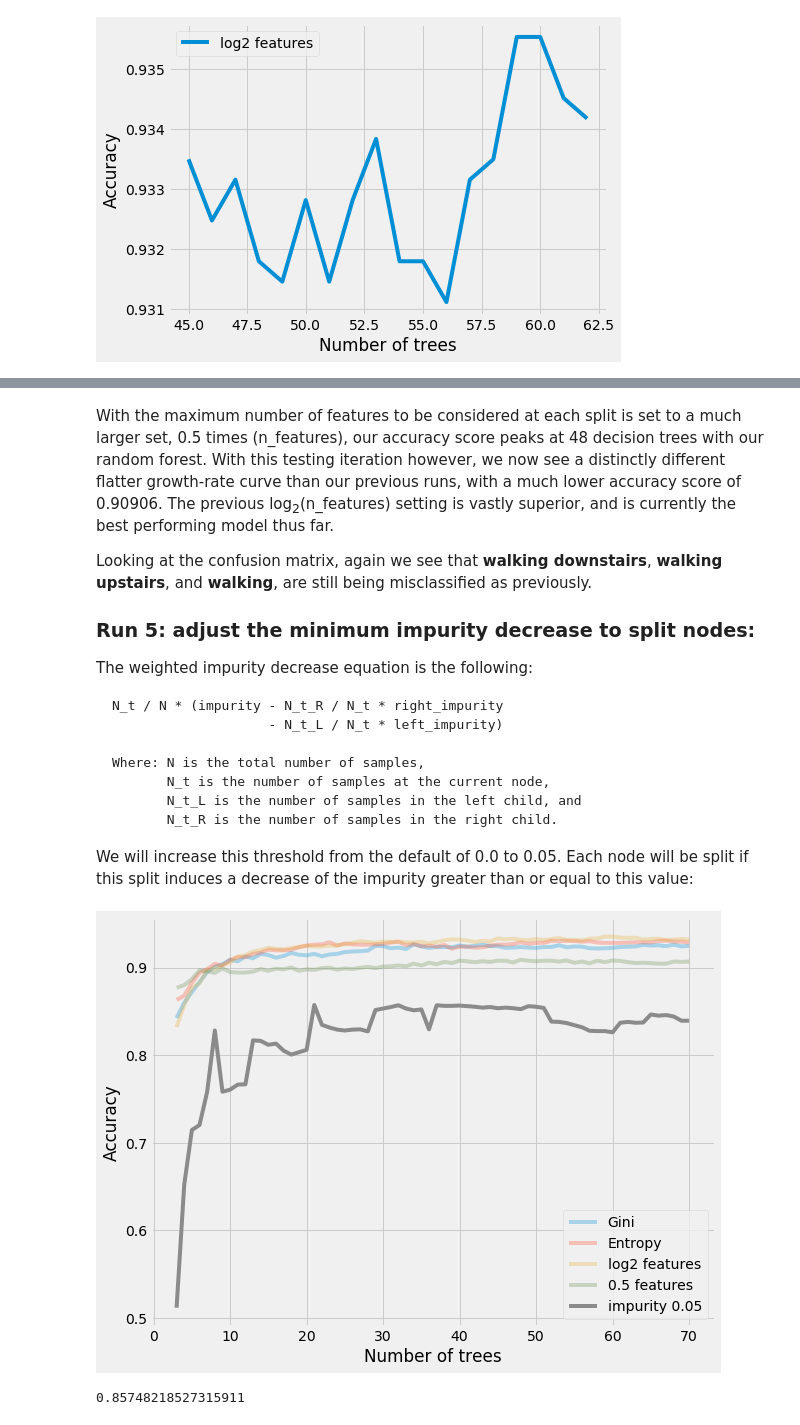
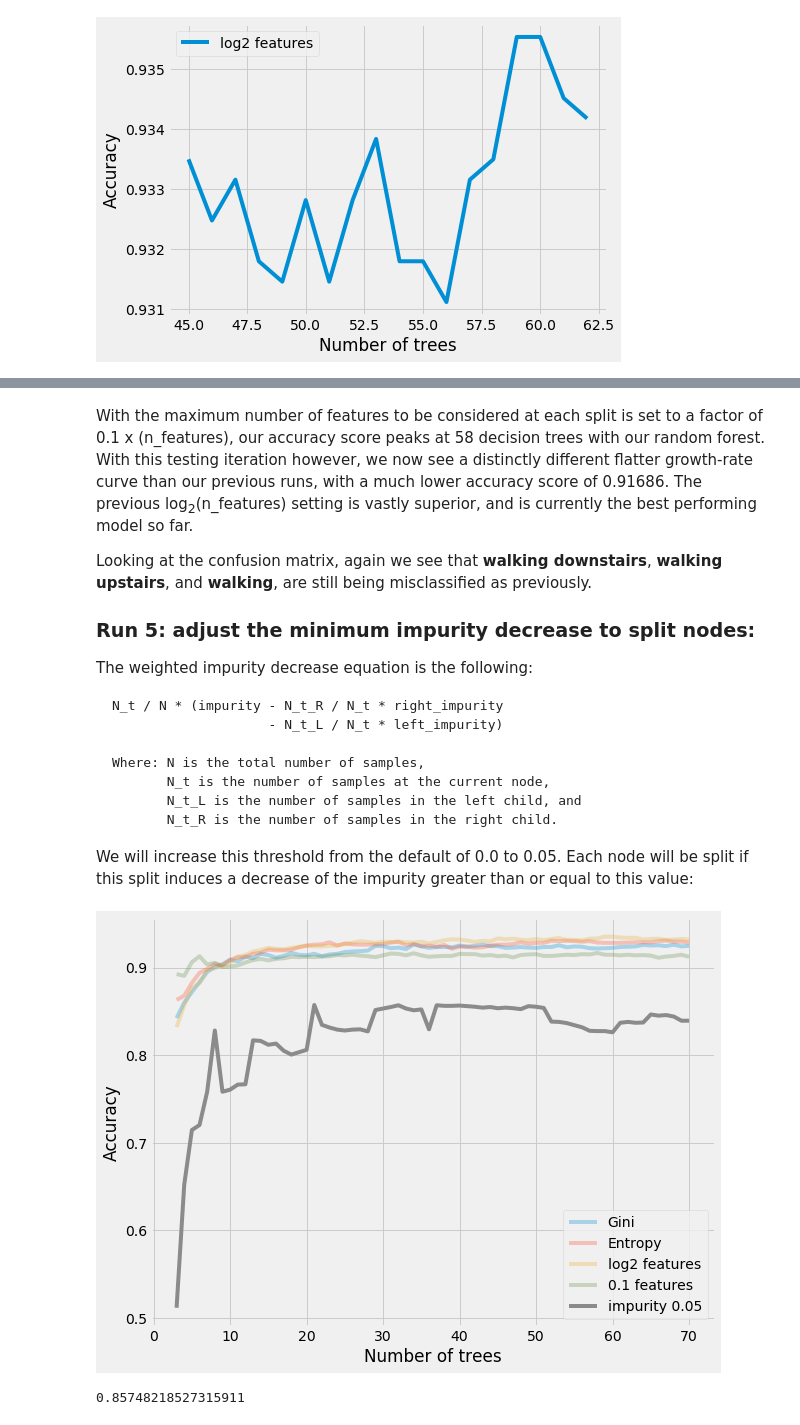
Before and after one commit to ericnewnam/ericnewnam.github.io, a Jupyter notebook: sklearn-random-forest.ipynb, the cells around one changed output, grey strips where cells are left out. Cells and saved outputs as stored; diff of their text form; code cells hidden in the pictures.

Commit message:
Edited the random forest

```diff
--- a/sklearn-random-forest.ipynb
+++ b/sklearn-random-forest.ipynb
@@ -456,7 +460,7 @@ for i in range(3, 71):
                                                 min_samples_split=2,
                                                 min_samples_leaf=1,
                                                 min_weight_fraction_leaf=0.0,
-                                                max_features=0.5,
+                                                max_features=0.1,
                                                 max_leaf_nodes=None,
                                                 min_impurity_decrease=0.0,
                                                 min_impurity_split=None,
@@ -510,5 +514,5 @@ plt.show()
 # %% [markdown]
-With the maximum number of features to be considered at each split is set to a much larger set, 0.5 times (n_features), our accuracy score peaks at 48 decision trees with our random forest. With this testing iteration however, we now see a distinctly different flatter growth-rate curve than our previous runs, with a much lower accuracy score of 0.90906. The previous log<sub>2</sub>(n_features) setting is vastly superior, and is currently the best performing model thus far.
+With the maximum number of features to be considered at each split is set to a factor of 0.1 x (n_features), our accuracy score peaks at 58 decision trees with our random forest. With this testing iteration however, we now see a distinctly different flatter growth-rate curve than our previous runs, with a much lower accuracy score of 0.91686. The previous log<sub>2</sub>(n_features) setting is vastly superior, and is currently the best performing model so far.
 
 Looking at the confusion matrix, again we see that **walking downstairs**, **walking upstairs**, and **walking**, are still being misclassified as previously.
 
@@ -554,17 +558,17 @@ for i in range(3, 71):
 # %%
 plt.figure(figsize=(9, 7))
 plt.style.use('fivethirtyeight')
 plt.plot(x_units, list_accuracy1, label='Gini', alpha=0.3)
 plt.plot(x_units, list_accuracy2, label='Entropy', alpha=0.3)
 plt.plot(x_units, list_accuracy3, label='log2 features', alpha=0.3)
-plt.plot(x_units, list_accuracy4, label='0.5 features', alpha=0.3)
+plt.plot(x_units, list_accuracy4, label='0.1 features', alpha=0.3)
 plt.plot(x_units, list_accuracy5, label='impurity 0.05')
 plt.xlabel('Number of trees')
 plt.ylabel('Accuracy')
 plt.legend()
 plt.show()
 # %% [output]
-[figure, old version]
+[figure, new version]
 # %%
 max(list_accuracy5)
 # %% [output]
```
Also changed, not shown: parts of 9 cells of this notebook, 1 other file.
